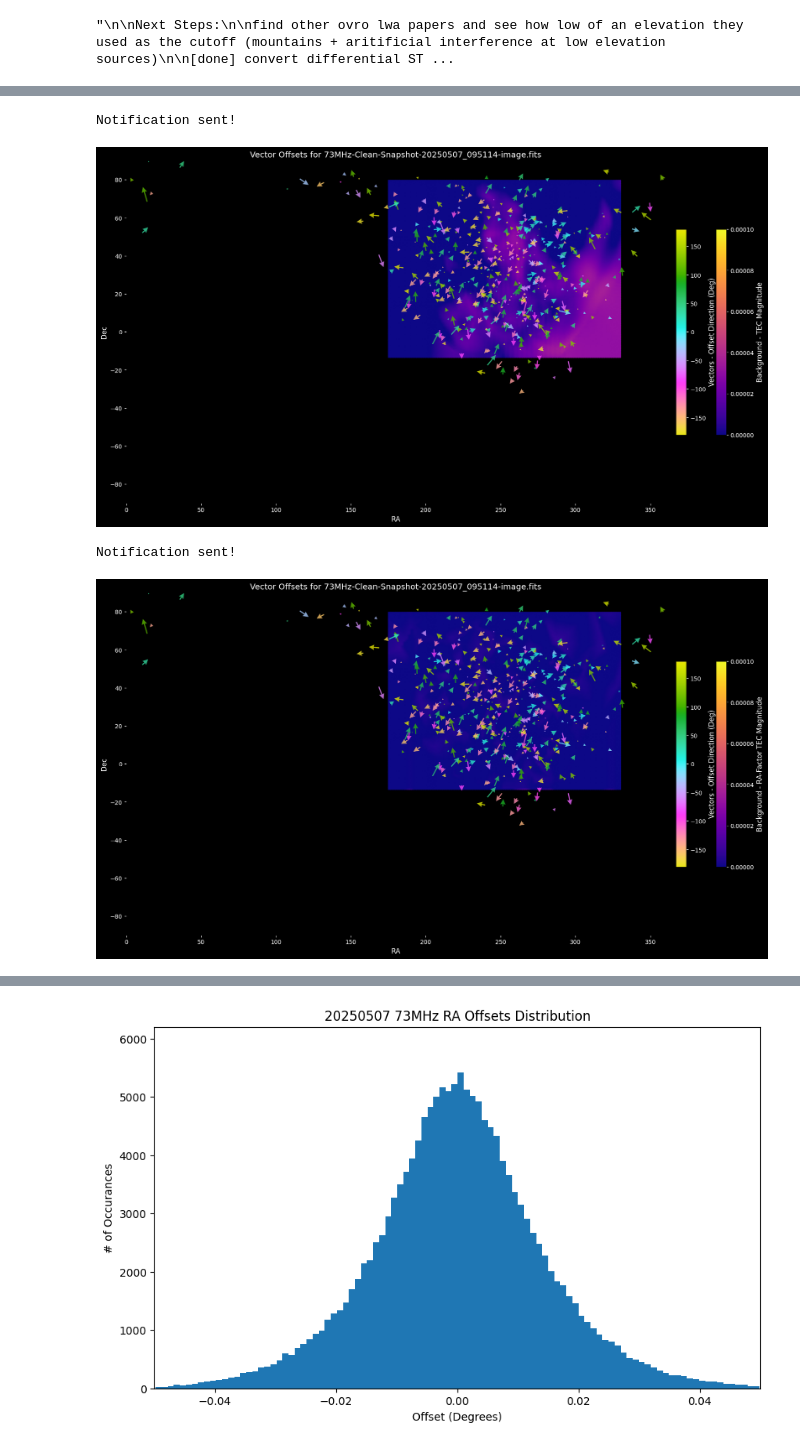
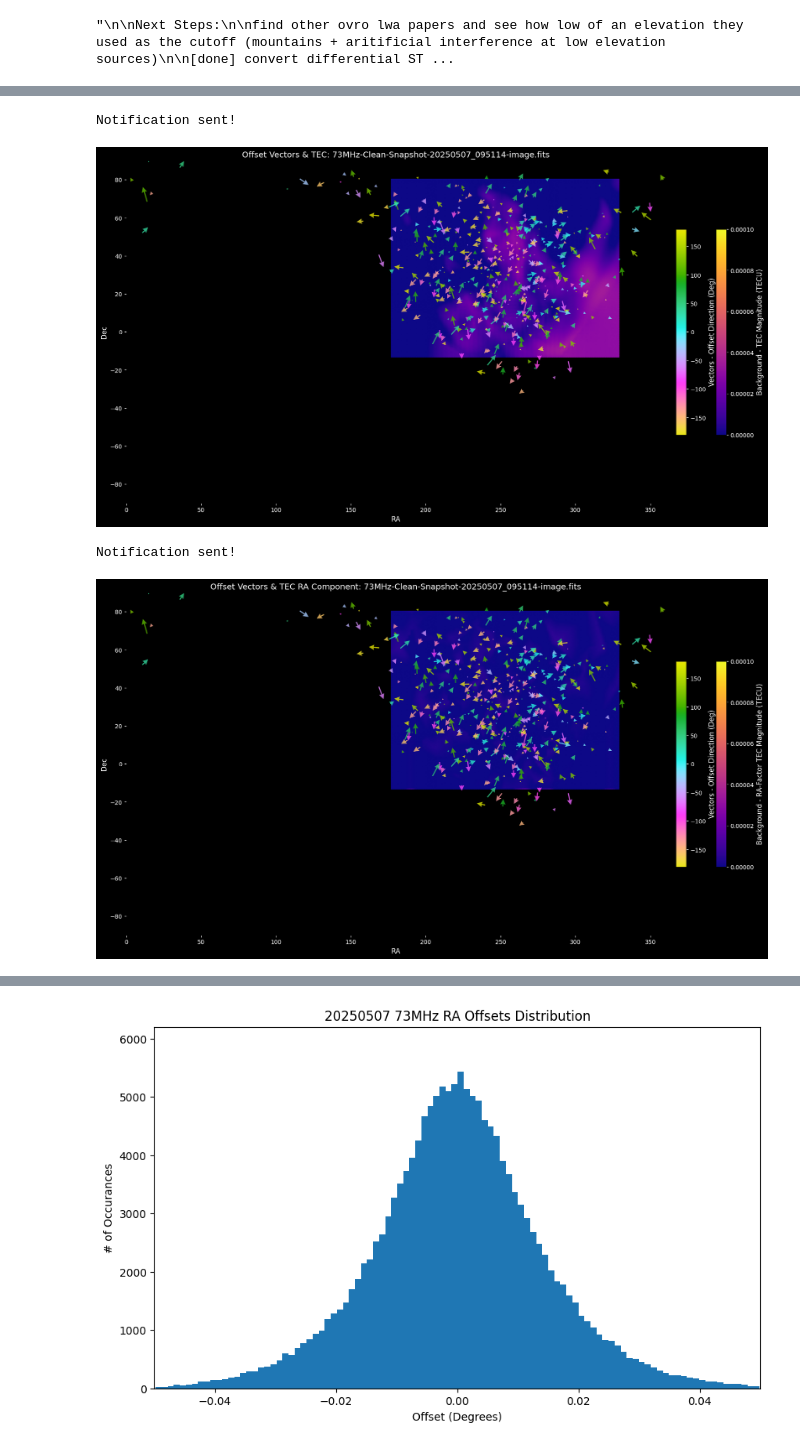
Before and after one commit to rkk7452/OVRO-source-matching, a Jupyter notebook: Animated_PyBDSF_Match_Sources_73MHz.ipynb, the cells around one changed output, grey strips where cells are left out. Saved outputs shown, nothing was run; the diff lists cells and outputs as text; code cells hidden in the pictures.

Commit message:
Tests seem successful, but still not confident about the output, I returned it to the pre-test format (I think). Going to add in the offset now

```diff
--- a/Animated_PyBDSF_Match_Sources_73MHz.ipynb
+++ b/Animated_PyBDSF_Match_Sources_73MHz.ipynb
@@ -255,3 +270,6 @@ for item in unique_files:
     ra=master_catalog["long_ra"].values * u.deg,
     dec=master_catalog["long_dec"].values * u.deg
   )
+# %%
+master_catalog = master_catalog.sort_values(by="num_detections", ascending=False)
+display(master_catalog)
@@ -312,8 +345,8 @@ min_flux = 1 #### can change this number, median was 10.4 for 73 MHz on 20250507
 
 print(len(master_catalog))
 
-master_catalog = master_catalog[master_catalog['num_detections'] > min_detections].copy()# drop values <= min_detections
-master_catalog = master_catalog[master_catalog['long_flux'] > min_flux].copy()# drop values <= min_flux
+master_catalog = master_catalog[master_catalog['num_detections'] >= min_detections].copy()# drop values < min_detections
+master_catalog = master_catalog[master_catalog['long_flux'] >= min_flux].copy()# drop values < min_flux
 
 detections = detections[detections['master_id'].isin(master_catalog.index)].copy() # make sure detections is up to date with changed master catalog
 
@@ -671,7 +709,7 @@ mappable_mesh = plt.cm.ScalarMappable(
 )
 
 cbar_mesh = fig.colorbar(mappable_mesh, ax=ax, pad=0.00, shrink=0.6)
-cbar_mesh.set_label('Background - TEC Magnitude', color='white', fontsize=12)
+cbar_mesh.set_label('Background - TEC Magnitude (TECU)', color='white', fontsize=12)
 cbar_mesh.ax.yaxis.set_tick_params(color='white', labelcolor='white')
 
 # Static Colorbar 2: For the Vector Offsets (arrow colors)
@@ -707,7 +745,7 @@ def animate (frame_index):
   ax.set_ylim(-90, 90) # range of y axis in degrees (DEC)
 
   file_to_check = unique_files[frame_index]
-  ax.set_title(f"Vector Offsets for {file_to_check}", color='white', fontsize=14) # title plot
+  ax.set_title(f"Offset Vectors & TEC: {file_to_check}", color='white', fontsize=14) # title plot
 
   frame_df = total_offsets_df[total_offsets_df['file_name'] == file_to_check]
   vtec_sub = vtec_df.loc[vtec_df['file_name'] == file_to_check]
@@ -792,7 +830,7 @@ ani.save(os.path.join(ryan_folder_path, f"{date}_{freq}MHz_Vector_Animation_Back
 notify(f'{freq}MHz {date} VTEC Background animation done! {datetime.now(pytz.timezone("US/Pacific")).strftime("%b %d, %Y at %H:%M:%S")}')
 # %% [output]
 Notification sent!
-[figure, old version]
+[figure, new version]
 # %%
 # Part 2a: The animation part, using the offset df created above
 
@@ -812,7 +850,7 @@ mappable_mesh = plt.cm.ScalarMappable(
 )
 
 cbar_mesh = fig.colorbar(mappable_mesh, ax=ax, pad=0.00, shrink=0.6)
-cbar_mesh.set_label('Background - RA-Factor TEC Magnitude', color='white', fontsize=12)
+cbar_mesh.set_label('Background - RA-Factor TEC Magnitude (TECU)', color='white', fontsize=12)
 cbar_mesh.ax.yaxis.set_tick_params(color='white', labelcolor='white')
 
 # Static Colorbar 2: For the Vector Offsets (arrow colors)
@@ -848,7 +886,7 @@ def animate (frame_index):
   ax.set_ylim(-90, 90) # range of y axis in degrees (DEC)
 
   file_to_check = unique_files[frame_index]
-  ax.set_title(f"Vector Offsets for {file_to_check}", color='white', fontsize=14) # title plot
+  ax.set_title(f"Offset Vectors & TEC RA Component: {file_to_check}", color='white', fontsize=14) # title plot
 
   frame_df = total_offsets_df[total_offsets_df['file_name'] == file_to_check]
   vtec_sub = vtec_df.loc[vtec_df['file_name'] == file_to_check]
@@ -875,34 +913,34 @@ def animate (frame_index):
   )
 
   #draw vectors:
 
   #magnitudes = np.hypot(frame_df['ra_offset'], frame_df['dec_offset']) # Option 1: color is based off of arrow magnitude
   magnitudes = frame_df['offset_dir'] # Option 2: color is based off of arrow direction
 
   q = ax.quiver(
       frame_df['ra'],
       frame_df['dec'],
       frame_df['ra_offset'],
       frame_df['dec_offset'],
       magnitudes,
       angles='xy',
       scale_units='xy',
       scale=0.006 ,      # smaller num is larger arrow length
       width=0.002,      # larger num is wider arrow shaft
       headwidth=5,
       headlength=5,
       clim=(-180, 180),
       cmap=cc.cm['CET_C7'],
       alpha=0.8,
       zorder=2)
 
 ani = FuncAnimation(fig, animate, frames=len(unique_files))
 ani.save(os.path.join(ryan_folder_path, f"{date}_{freq}MHz_Vector_Animation_Background_RA.mp4"), writer='ffmpeg', fps=2, dpi=224)
 
 notify(f'{freq}MHz {date} VTEC RA-Factor Background animation done! {datetime.now(pytz.timezone("US/Pacific")).strftime("%b %d, %Y at %H:%M:%S")}')
 # %% [output]
 Notification sent!
-[figure, old version]
+[figure, new version]
 # %%
 # Part 2a: The animation part, using the offset df created above
 
```
Also changed, not shown: parts of 11 cells of this notebook.
